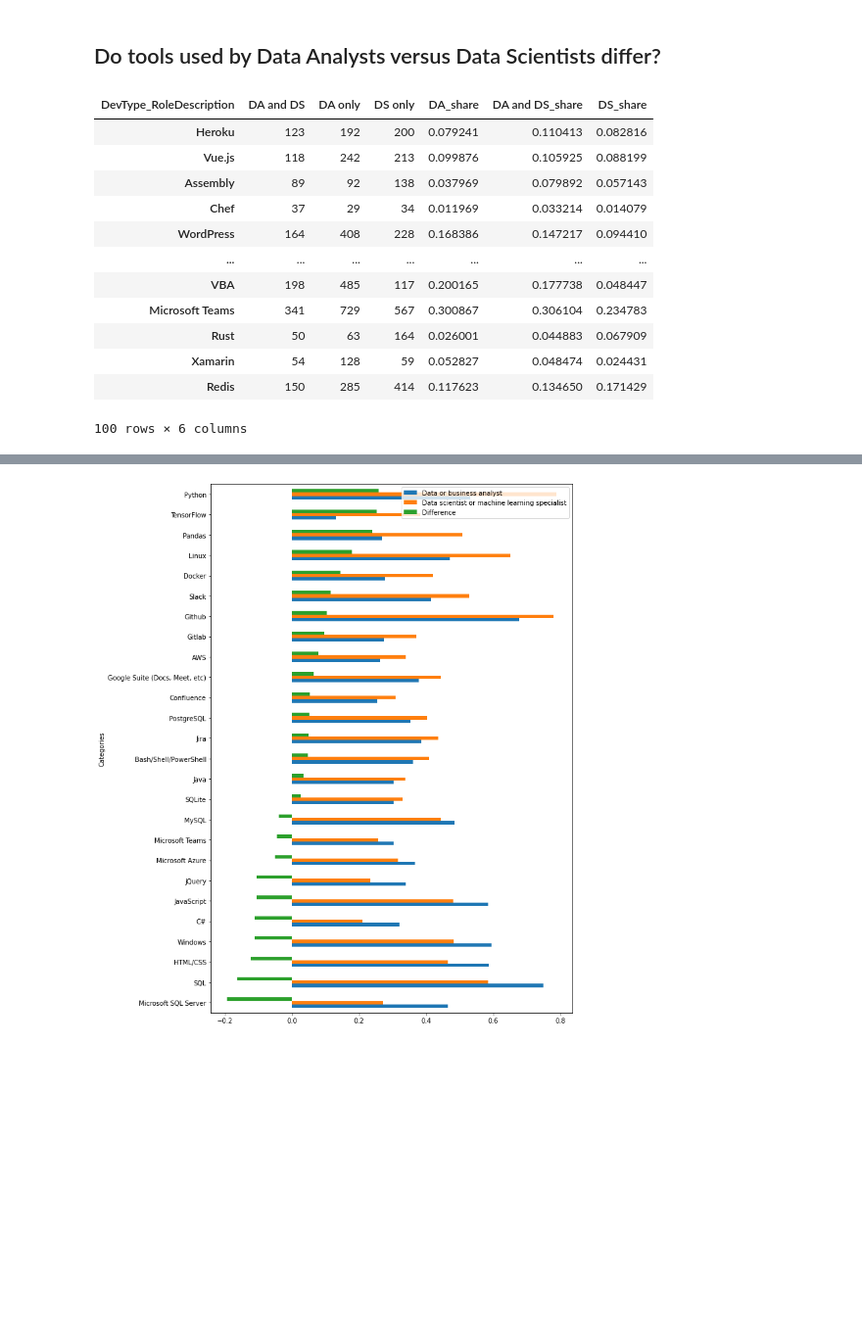
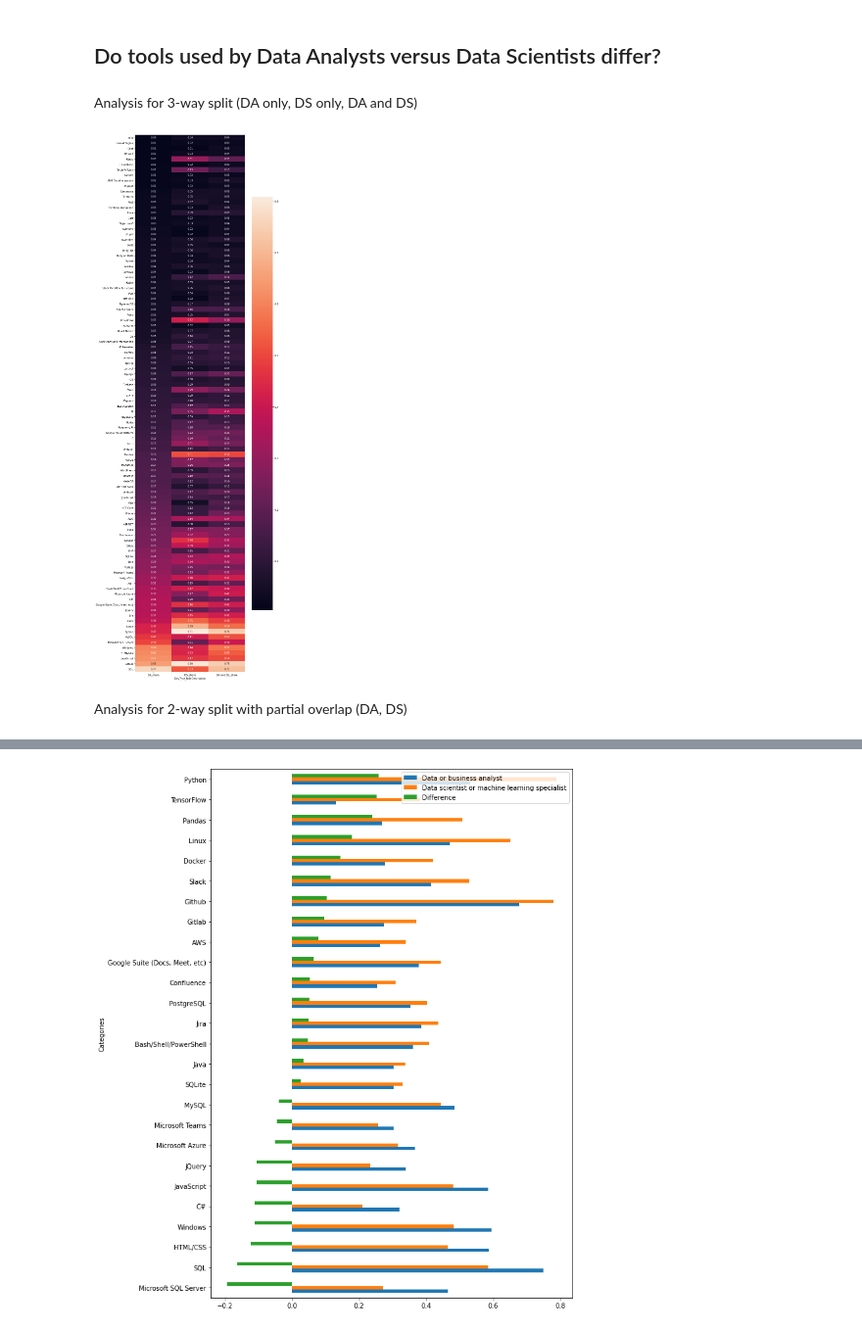
Before and after one commit to judithleao/Difference-DataAnalysts-and-DataScientists, a Jupyter notebook: code/a1-v1.ipynb, the cells around one changed output, grey strips where cells are left out. Shown at 98% size. Drawn from its saved outputs; the diff is of its cells as text; code cells hidden in the pictures; blank space fills up the shorter version.

```diff
--- a/code/a1-v1.ipynb
+++ b/code/a1-v1.ipynb
@@ -235,13 +259,5 @@ Base size DS:  3529
 # %%
 # Preparation: Retrieving all DevTypes (only works for list with nesting level 2)
-'''
-nested_devtypes=list(dfs['DevType'].str.split(';'))
-flat_list = [item for sublist in nested_devtypes for item in sublist]
-all_devtypes = set(flat_list)
-all_devtypes = list(all_devtypes)
-'''
-# Now using my new function
-
 all_devtypes = subset_creator(dfs, ['DevType'])
 # %% [markdown]
 ##### How many respondents claim to ONLY be a Data Analyst or a Data Scientist?
@@ -401 +363,3 @@ all_tools = subset_creator(dfs_tools, column_list)
+# %% [markdown]
+Analysis for 3-way split (DA only, DS only, DA and DS)
 # %%
@@ -406,22 +370,15 @@ dfs_cooc3 = dfs_tools.groupby('DevType_RoleDescription')[all_tools].sum().transp
 dfs_cooc3['DA_share']=dfs_cooc3['DA only']/n_da_only
 dfs_cooc3['DA and DS_share']=dfs_cooc3['DA and DS']/n_da_and_ds
 dfs_cooc3['DS_share']=dfs_cooc3['DS only']/n_ds_only
-# %%
-dfs_cooc3
-# %% [output]
-| DevType_RoleDescription | DA and DS | DA only | DS only | DA_share | DA and DS_share | DS_share |
-| Heroku | 123 | 192 | 200 | 0.079241 | 0.110413 | 0.082816 |
-| Vue.js | 118 | 242 | 213 | 0.099876 | 0.105925 | 0.088199 |
-| Assembly | 89 | 92 | 138 | 0.037969 | 0.079892 | 0.057143 |
-| Chef | 37 | 29 | 34 | 0.011969 | 0.033214 | 0.014079 |
-| WordPress | 164 | 408 | 228 | 0.168386 | 0.147217 | 0.094410 |
-| ... | ... | ... | ... | ... | ... | ... |
-| VBA | 198 | 485 | 117 | 0.200165 | 0.177738 | 0.048447 |
-| Microsoft Teams | 341 | 729 | 567 | 0.300867 | 0.306104 | 0.234783 |
-| Rust | 50 | 63 | 164 | 0.026001 | 0.044883 | 0.067909 |
-| Xamarin | 54 | 128 | 59 | 0.052827 | 0.048474 | 0.024431 |
-| Redis | 150 | 285 | 414 | 0.117623 | 0.134650 | 0.171429 |
-100 rows × 6 columns
+# %%
+# Plotting the table using a heatmap
+plt.figure(figsize=(10,40))
+ax=sns.heatmap(dfs_cooc3[['DA_share','DS_share','DA and DS_share']].sort_values(by=['DA_share']), annot=True, fmt='.2f')
+#ax.set_ylim(0,100);
+# %% [output]
+[figure, added]
+# %% [markdown]
+Analysis for 2-way split with partial overlap (DA, DS)
 # %%
 dfs_cooc4_da = grouping(dfs_tools, all_tools, 'Data or business analyst', True)
 dfs_cooc4_ds = grouping(dfs_tools, all_tools, 'Data scientist or machine learning specialist', True)
```
Also changed, not shown: parts of 24 cells of this notebook.
